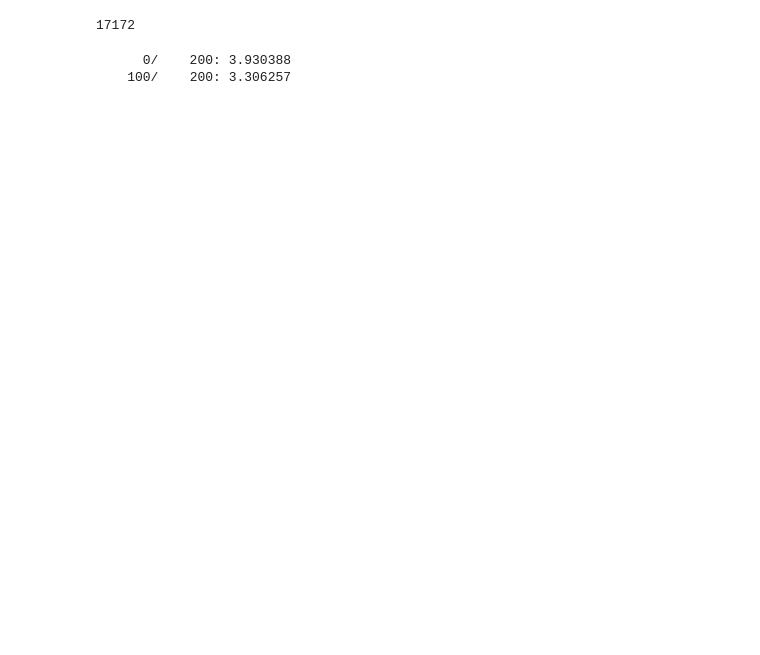
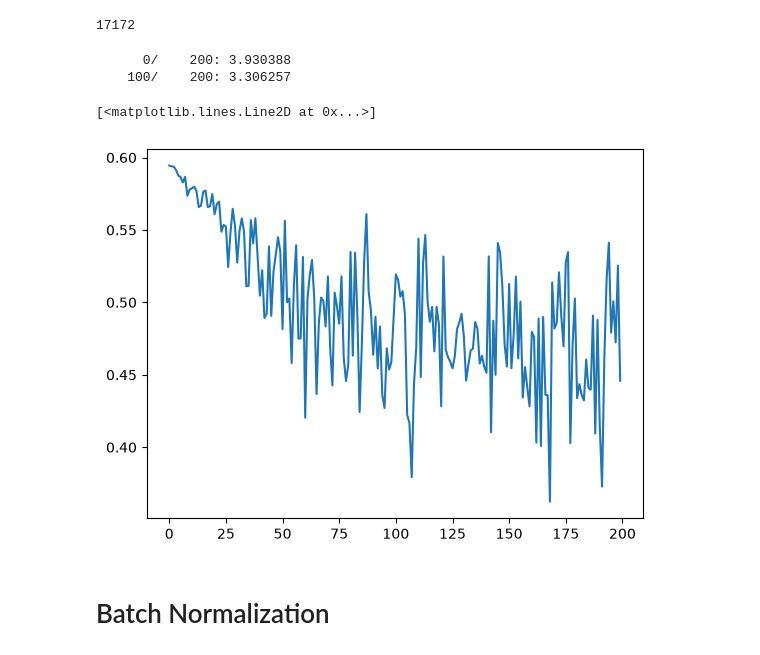
Before and after one commit to Abhi9-git/Char_LM, a Jupyter notebook: 3_More_on_making_better_models/better.ipynb, the cells around one changed output. Drawn from its saved outputs; the diff is of its cells as text; code cells hidden in the pictures; blank space fills up the shorter version.

Commit message:
making better models

```diff
--- a/3_More_on_making_better_models/better.ipynb
+++ b/3_More_on_making_better_models/better.ipynb
@@ -118,3 +123,10 @@ for i in range(max_steps):
 # %% [output]
       0/    200: 3.930388
     100/    200: 3.306257
+# %%
+plt.plot(lossi) # less hockey like structure because initializations are better
+# %% [output]
+[<matplotlib.lines.Line2D at 0x...>]
+[figure, added]
+# %% [markdown]
+# Batch Normalization
```
Also changed, not shown: parts of 1 cell of this notebook.
